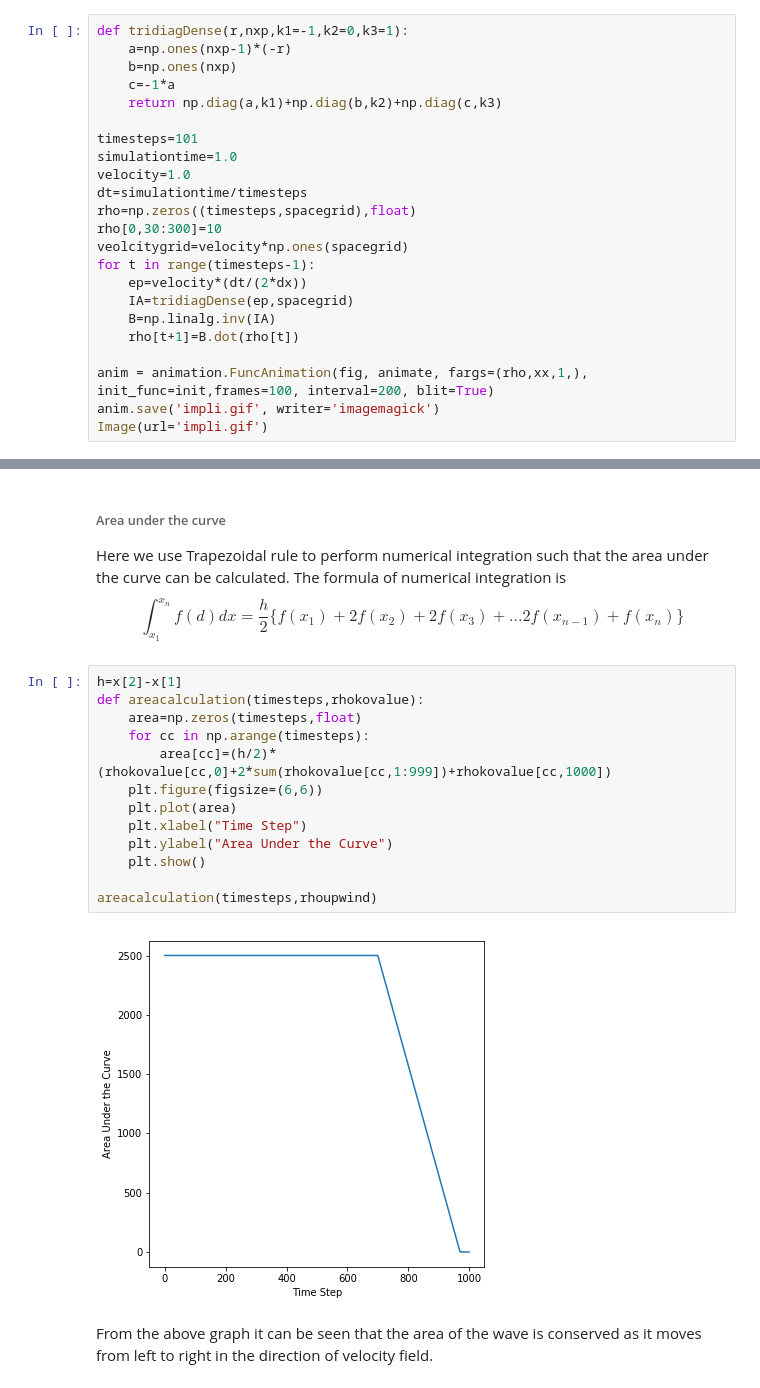
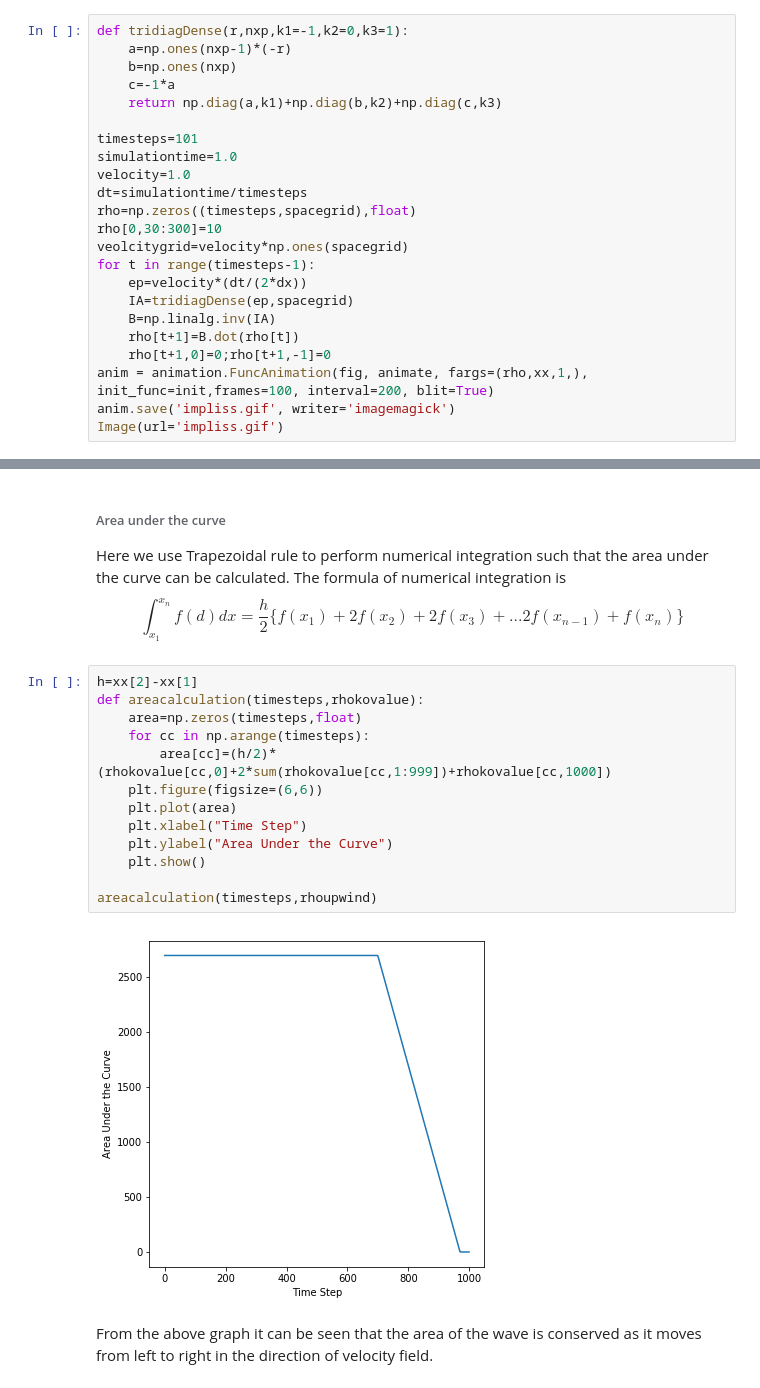
Before and after one commit to gabersyd/PyDBD, a Jupyter notebook: Advection Algorithms.ipynb, the cells around one changed output, grey strips where cells are left out. Cells and saved outputs as stored; diff of their text form.

```diff
--- a/Advection Algorithms.ipynb
+++ b/Advection Algorithms.ipynb
@@ -131,10 +127,10 @@ for t in range(timesteps-1):
     IA=tridiagDense(ep,spacegrid)
     B=np.linalg.inv(IA)
     rho[t+1]=B.dot(rho[t])
-
+    rho[t+1,0]=0;rho[t+1,-1]=0
 anim = animation.FuncAnimation(fig, animate, fargs=(rho,xx,1,), init_func=init,frames=100, interval=200, blit=True)
-anim.save('impli.gif', writer='imagemagick')
-Image(url='impli.gif')
+anim.save('impliss.gif', writer='imagemagick')
+Image(url='impliss.gif')
 # %% [output]
 [interactive output not drawn]
 # %% [markdown]
@@ -173,20 +169,20 @@ Here we use Trapezoidal rule to perform numerical integration such that the area
 The formula of numerical integration is
 $$\int_{x_1}^{x_n} f(d)dx=\frac{h}{2}\{f(x_1)+2f(x_2)+2f(x_3)+...2f(x_{n-1})+f(x_n)\}$$
 # %%
-h=x[2]-x[1]
+h=xx[2]-xx[1]
 def areacalculation(timesteps,rhokovalue):
     area=np.zeros(timesteps,float)
     for cc in np.arange(timesteps):
         area[cc]=(h/2)*(rhokovalue[cc,0]+2*sum(rhokovalue[cc,1:999])+rhokovalue[cc,1000])
     plt.figure(figsize=(6,6))
     plt.plot(area)
     plt.xlabel("Time Step")
     plt.ylabel("Area Under the Curve")
     plt.show()
 
 areacalculation(timesteps,rhoupwind)
 # %% [output]
-[figure, old version]
+[figure, new version]
 # %% [markdown]
 From the above graph it can be seen that the area of the wave is conserved as it moves from left to right in the direction of velocity field.
 # %% [markdown]
```
Also changed, not shown: parts of 18 cells of this notebook, 7 other files.
